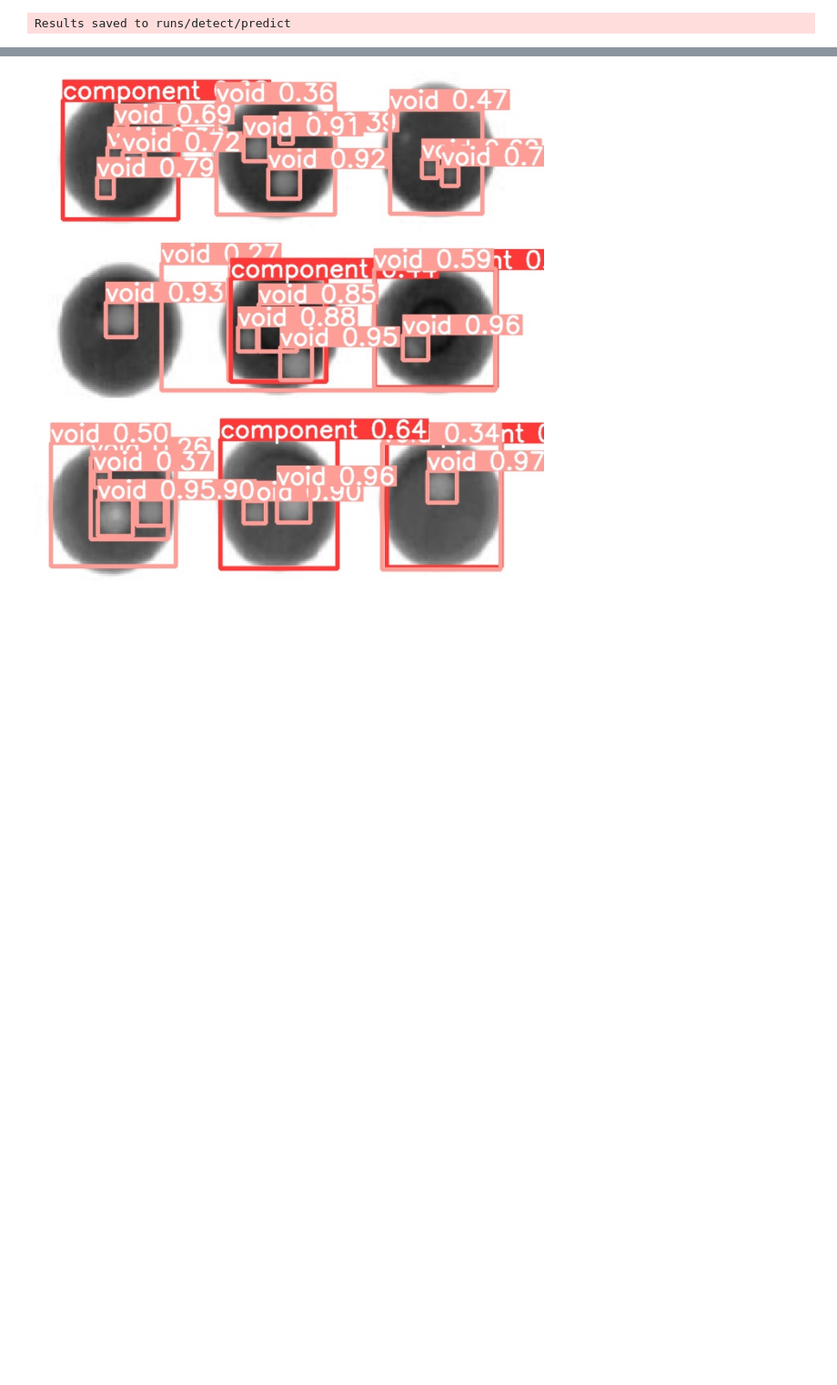
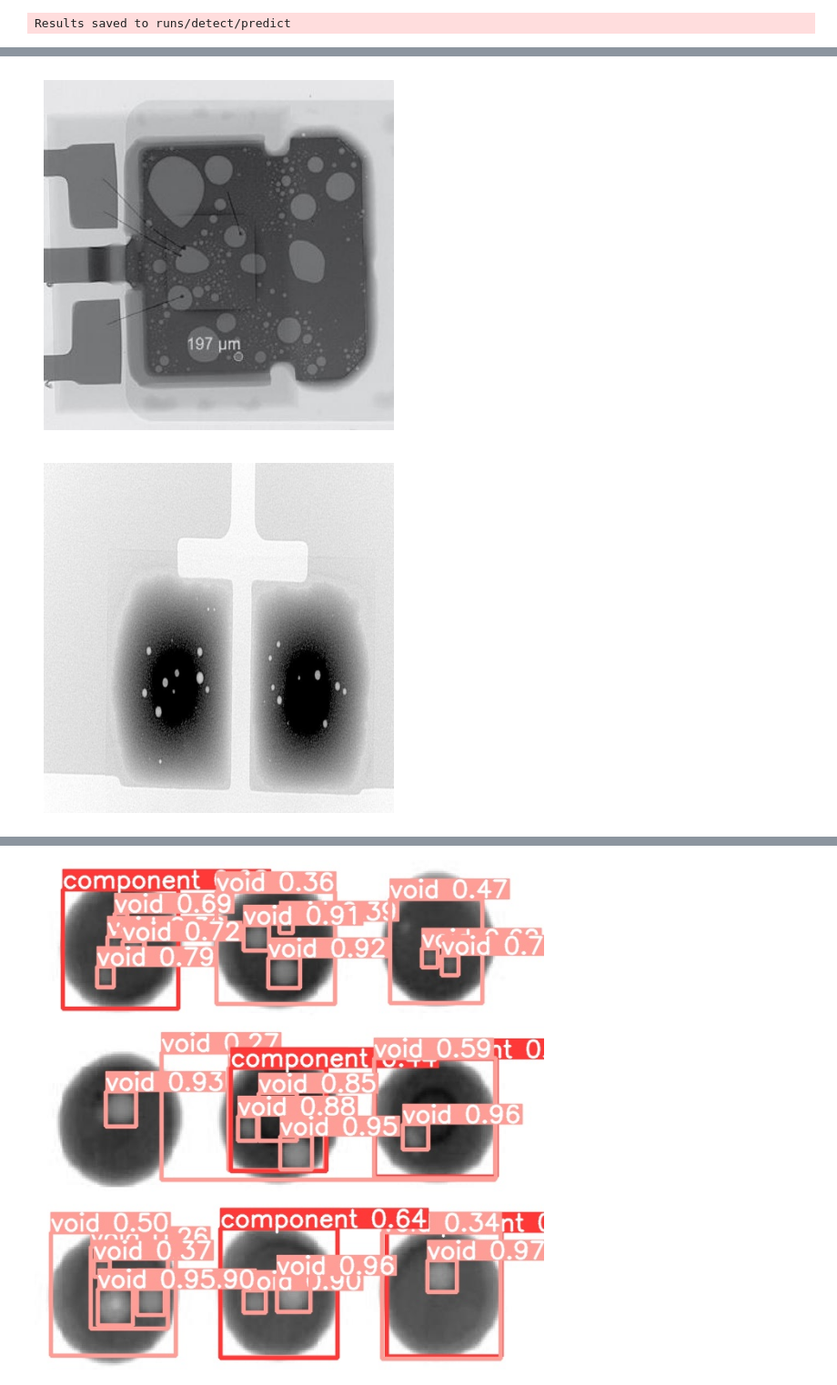
Before and after one commit to ajosegun/PCBQualityControl, a Jupyter notebook: 02_Inference_SAM_PCBQualityControl.ipynb, the cells around one changed output, grey strips where cells are left out. Shown at 91% size. Saved outputs shown, nothing was run; the diff lists cells and outputs as text; code cells hidden in the pictures; blank space fills up the shorter version.

```diff
--- a/02_Inference_SAM_PCBQualityControl.ipynb
+++ b/02_Inference_SAM_PCBQualityControl.ipynb
@@ -264,0 +313,11 @@ Results saved to runs/detect/predict
+# %%
+for image in image_list:
+  plt.figure(figsize=(5, 5))
+  plt.imshow(image)
+  plt.axis('off')
+  plt.show()
+
+  predictor.set_image(image)
+# %% [output]
+[figure, added]
+[figure, added]
```
Also changed, not shown: parts of 25 cells of this notebook.
